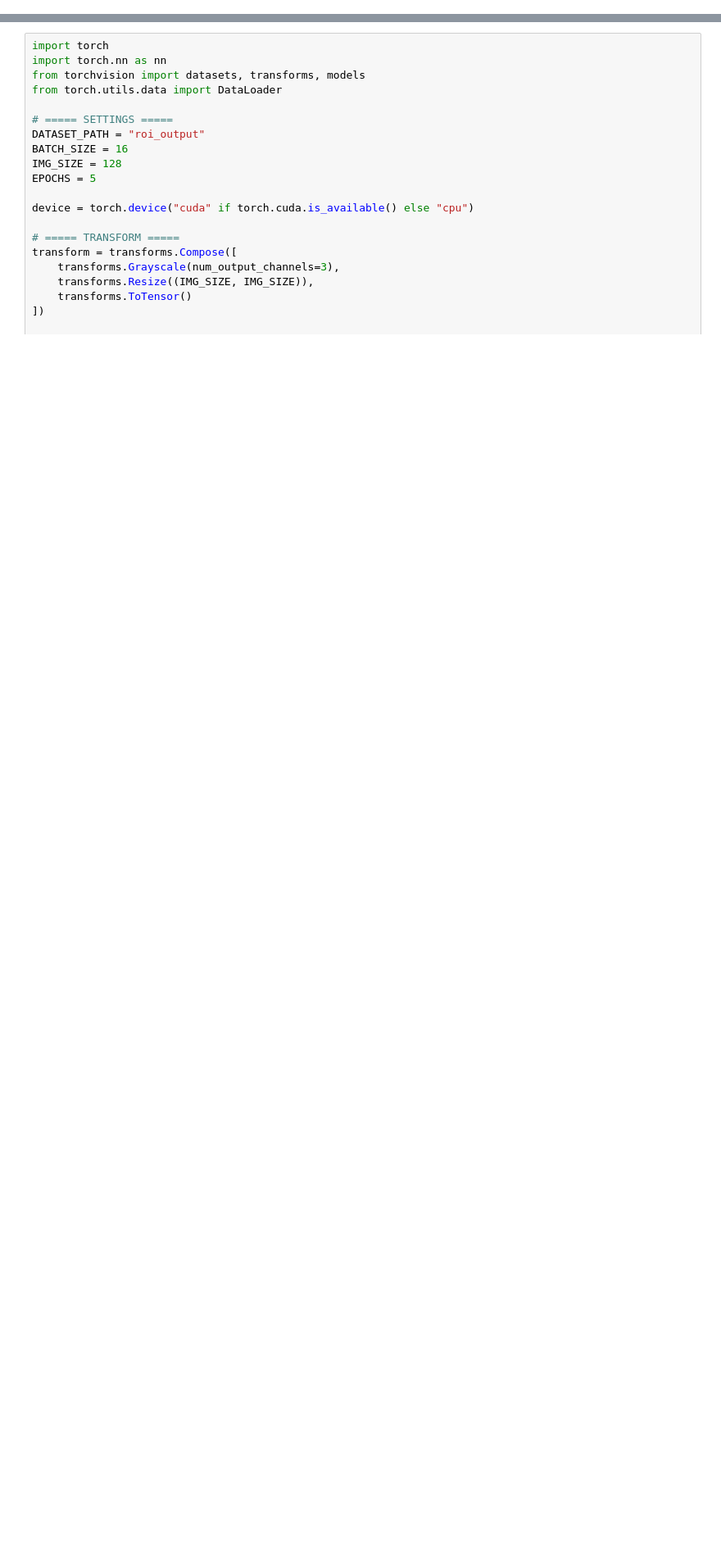
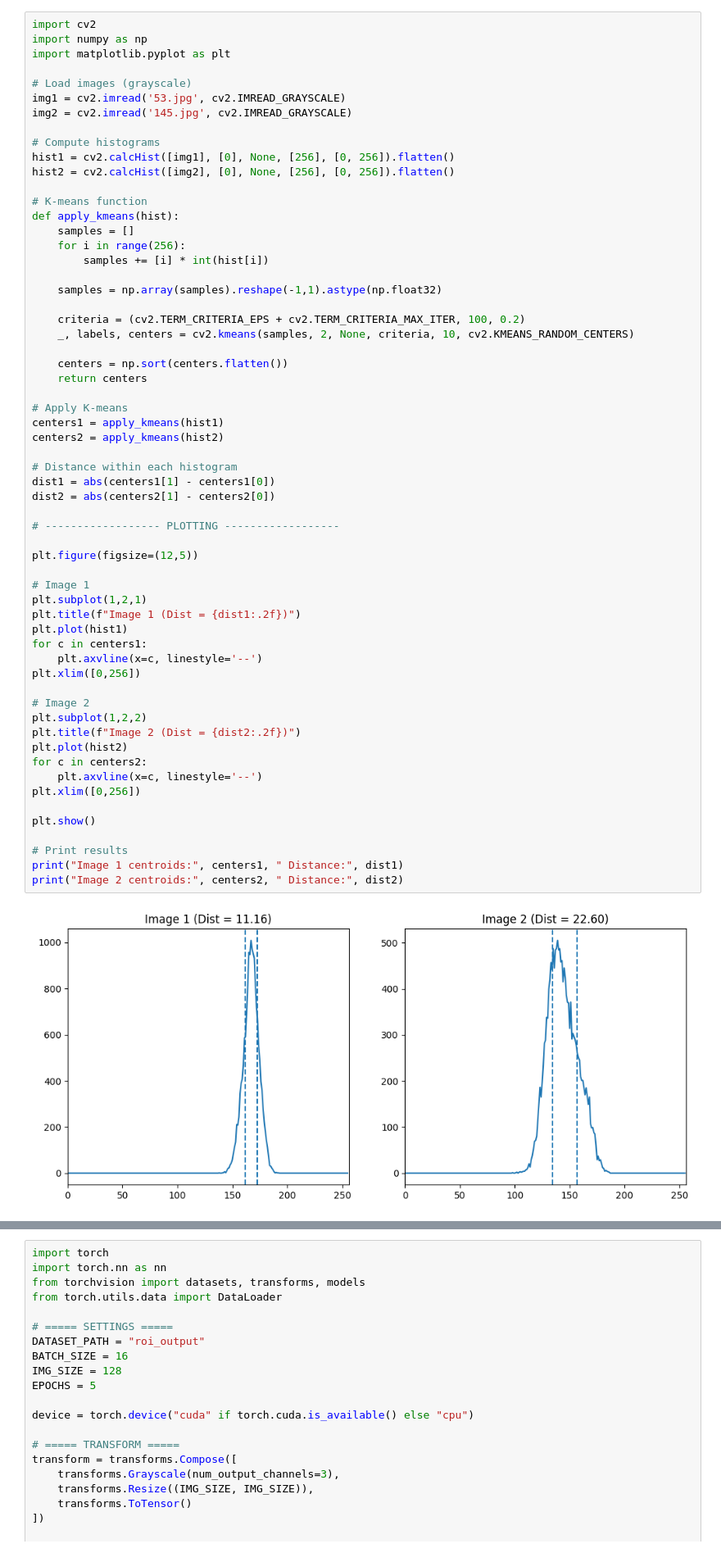
Before and after one commit to Shyam414/research, a Jupyter notebook: b.ipynb, the cells around one changed output, grey strips where cells are left out. Shown at 82% size. Cells and saved outputs as stored; diff of their text form; blank space fills up the shorter version.

```diff
--- a/b.ipynb
+++ b/b.ipynb
@@ -212,0 +260,62 @@ ExtraTrees: Acc=0.5417, Prec=0.5403, Recall=0.5417, F1=0.5401
+# %%
+import cv2
+import numpy as np
+import matplotlib.pyplot as plt
+
+# Load images (grayscale)
+img1 = cv2.imread('53.jpg', cv2.IMREAD_GRAYSCALE)
+img2 = cv2.imread('145.jpg', cv2.IMREAD_GRAYSCALE)
+
+# Compute histograms
+hist1 = cv2.calcHist([img1], [0], None, [256], [0, 256]).flatten()
+hist2 = cv2.calcHist([img2], [0], None, [256], [0, 256]).flatten()
+
+# K-means function
+def apply_kmeans(hist):
+    samples = []
+    for i in range(256):
+        samples += [i] * int(hist[i])
+
+    samples = np.array(samples).reshape(-1,1).astype(np.float32)
+
+    criteria = (cv2.TERM_CRITERIA_EPS + cv2.TERM_CRITERIA_MAX_ITER, 100, 0.2)
+    _, labels, centers = cv2.kmeans(samples, 2, None, criteria, 10, cv2.KMEANS_RANDOM_CENTERS)
+
+    centers = np.sort(centers.flatten())
+    return centers
+
+# Apply K-means
+centers1 = apply_kmeans(hist1)
+centers2 = apply_kmeans(hist2)
+
+# Distance within each histogram
+dist1 = abs(centers1[1] - centers1[0])
+dist2 = abs(centers2[1] - centers2[0])
+
+# ------------------ PLOTTING ------------------
+
+plt.figure(figsize=(12,5))
+
+# Image 1
+plt.subplot(1,2,1)
+plt.title(f"Image 1 (Dist = {dist1:.2f})")
+plt.plot(hist1)
+for c in centers1:
+    plt.axvline(x=c, linestyle='--')
+plt.xlim([0,256])
+
+# Image 2
+plt.subplot(1,2,2)
+plt.title(f"Image 2 (Dist = {dist2:.2f})")
+plt.plot(hist2)
+for c in centers2:
+    plt.axvline(x=c, linestyle='--')
+plt.xlim([0,256])
+
+plt.show()
+
+# Print results
+print("Image 1 centroids:", centers1, " Distance:", dist1)
+print("Image 2 centroids:", centers2, " Distance:", dist2)
+# %% [output]
+[figure, added]
```
Also changed, not shown: parts of 4 cells of this notebook, 3 other files.
